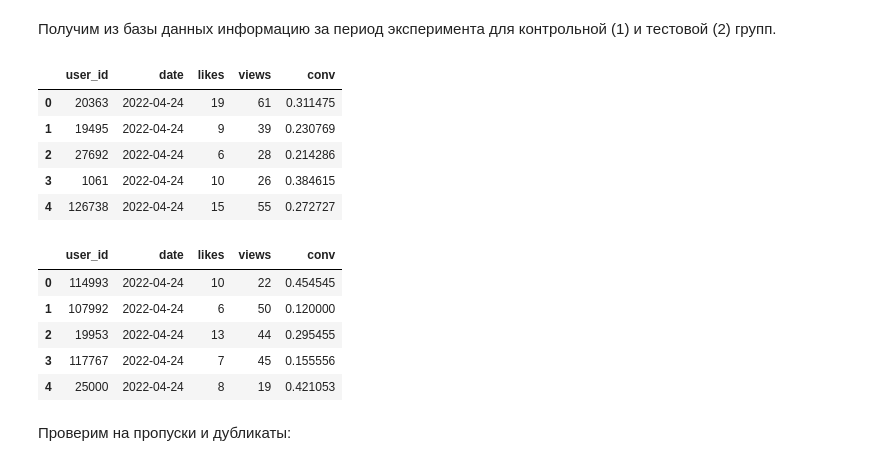
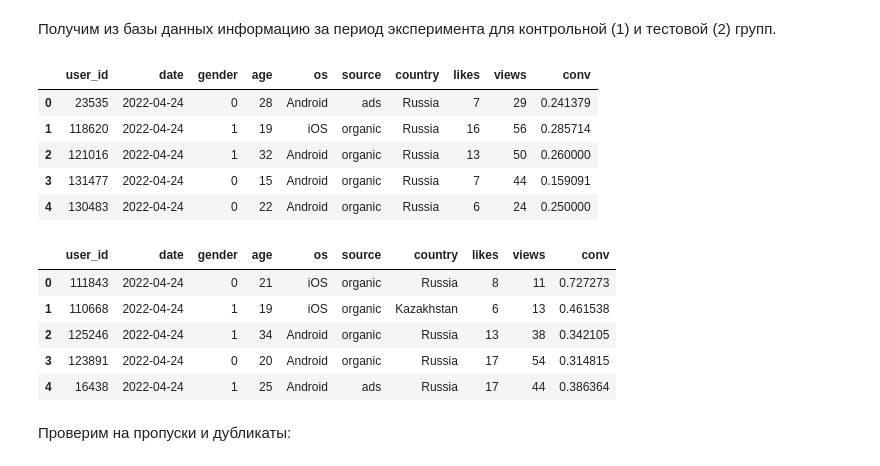
Before and after one commit to mvsmv/anarmovsumov, a Jupyter notebook: ab_tests/ab_test__ctr.ipynb, the cells around one changed output. Saved outputs shown, nothing was run; the diff lists cells and outputs as text; code cells hidden in the pictures.

```diff
--- a/ab_tests/ab_test__ctr.ipynb
+++ b/ab_tests/ab_test__ctr.ipynb
@@ -37,10 +37,10 @@ warnings.filterwarnings("ignore")
 Создадим подключение к базе данных и напишем функцию для удобства оформления запросов.
 # %%
 connection = {
-    'host': '___',
-    'password': '___',
-    'user': '___',
-    'database': '___'
+    'host': ___,
+    'password': ___,
+    'user': ___',
+    'database': ___
 }
 # %%
 def select(sql):
@@ -54,52 +54,75 @@ def select(sql):
 # %%
 sql = '''
 
 SELECT  user_id,
         toDate(time) as date,
+        gender,
+        age,
+        os,
+        source,
+        country,
         countIf(action = 'like') as likes,
         countIf(action='view') as views,
         countIf(action = 'like') / countIf(action = 'view') as conv
 
 FROM {db}.feed_actions
 WHERE exp_group = 1 AND
                         (toDate(time) BETWEEN '2022-04-24' AND '2022-04-30')
-GROUP BY user_id, date
+GROUP BY user_id,
+         date,
+         gender,
+         age,
+         os,
+         source,
+         country
 ORDER BY date
 
 '''
 
 exp_1 = select(sql)
 exp_1.head()
 # %% [output]
-|  | user_id | date | likes | views | conv |
-| 0 | 20363 | 2022-04-24 | 19 | 61 | 0.311475 |
-| 1 | 19495 | 2022-04-24 | 9 | 39 | 0.230769 |
-| 2 | 27692 | 2022-04-24 | 6 | 28 | 0.214286 |
-| 3 | 1061 | 2022-04-24 | 10 | 26 | 0.384615 |
-| 4 | 126738 | 2022-04-24 | 15 | 55 | 0.272727 |
+|  | user_id | date | gender | age | os | source | country | likes | views | conv |
+| 0 | 23535 | 2022-04-24 | 0 | 28 | Android | ads | Russia | 7 | 29 | 0.241379 |
+| 1 | 118620 | 2022-04-24 | 1 | 19 | iOS | organic | Russia | 16 | 56 | 0.285714 |
+| 2 | 121016 | 2022-04-24 | 1 | 32 | Android | organic | Russia | 13 | 50 | 0.260000 |
+| 3 | 131477 | 2022-04-24 | 0 | 15 | Android | organic | Russia | 7 | 44 | 0.159091 |
+| 4 | 130483 | 2022-04-24 | 0 | 22 | Android | organic | Russia | 6 | 24 | 0.250000 |
 # %%
 sql = '''
 SELECT  user_id,
         toDate(time) as date,
+        gender,
+        age,
+        os,
+        source,
+        country,
         countIf(action = 'like') as likes,
         countIf(action='view') as views,
         countIf(action = 'like') / countIf(action = 'view') as conv
 FROM {db}.feed_actions
 WHERE exp_group = 2 AND
                         (toDate(time) BETWEEN '2022-04-24' AND '2022-04-30')
-GROUP BY user_id, date
+GROUP BY user_id,
+         date,
+         gender,
+        age,
+        os,
+        source,
+        country
+
 ORDER BY date
 '''
 
 exp_2 = select(sql)
 exp_2.head()
 # %% [output]
-|  | user_id | date | likes | views | conv |
-| 0 | 114993 | 2022-04-24 | 10 | 22 | 0.454545 |
-| 1 | 107992 | 2022-04-24 | 6 | 50 | 0.120000 |
-| 2 | 19953 | 2022-04-24 | 13 | 44 | 0.295455 |
-| 3 | 117767 | 2022-04-24 | 7 | 45 | 0.155556 |
-| 4 | 25000 | 2022-04-24 | 8 | 19 | 0.421053 |
+|  | user_id | date | gender | age | os | source | country | likes | views | conv |
+| 0 | 111843 | 2022-04-24 | 0 | 21 | iOS | organic | Russia | 8 | 11 | 0.727273 |
+| 1 | 110668 | 2022-04-24 | 1 | 19 | iOS | organic | Kazakhstan | 6 | 13 | 0.461538 |
+| 2 | 125246 | 2022-04-24 | 1 | 34 | Android | organic | Russia | 13 | 38 | 0.342105 |
+| 3 | 123891 | 2022-04-24 | 0 | 20 | Android | organic | Russia | 17 | 54 | 0.314815 |
+| 4 | 16438 | 2022-04-24 | 1 | 25 | Android | ads | Russia | 17 | 44 | 0.386364 |
 # %% [markdown]
 Проверим на пропуски и дубликаты:
 # %%
```
Also changed, not shown: parts of 51 cells of this notebook.
